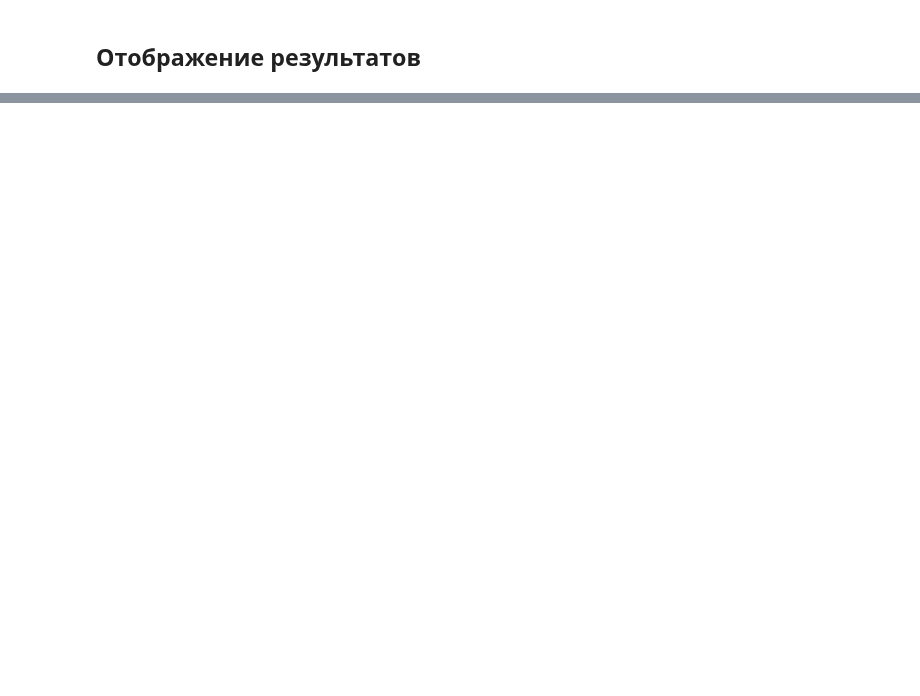
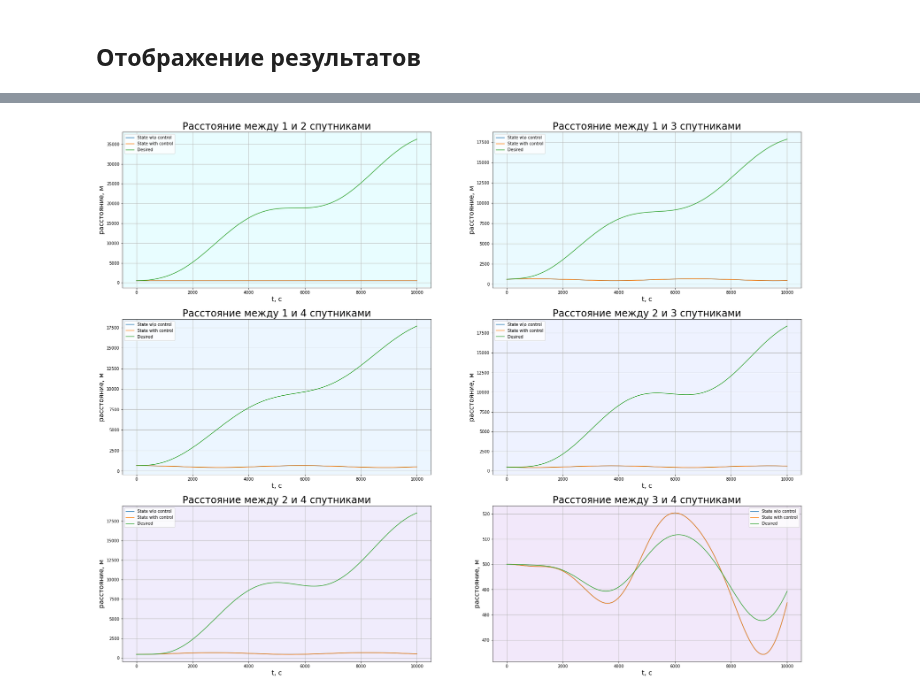
Before and after one commit to KirikMaster/MIPT-assignments, a Jupyter notebook: Control Theory/Tether-aided Formation.ipynb, the cells around one changed output, grey strips where cells are left out. Drawn from its saved outputs; the diff is of its cells as text; code cells hidden in the pictures; blank space fills up the shorter version.

```diff
--- a/Control Theory/Tether-aided Formation.ipynb
+++ b/Control Theory/Tether-aided Formation.ipynb
@@ -331,3 +337,19 @@ t =  9900.77589131066
+# %%
+# Вычисляем матрицы K, P и собственные значения матрицы K из уравнения Риккати
+K, P, eigVals = lqr_fun(A, B, Q, R)
+
+# Решаем численно уравнения движения спутников и применяем управление
+flag = 2 * T # Опция для отображения прогресса вычисления - отмечает время по меркам задачи на текущем шаге
+#flag = 0 # Раскомментить (закомментить) здесь чтобы отображать (скрывать)
+
+atol, rtol = 1.0e-4, 1.0e-6
+# Решение без управления
+regime = "no control"
+sol = solve_ivp(FuncModel, tspan, x0, method='RK45', atol=atol, rtol=rtol)
+
+# Решение с управлением
+regime = "control"
+sol_u = solve_ivp(FuncModel, tspan, x0, method='RK45', atol=atol, rtol=rtol)
 # %% [markdown]
 ## Отображение результатов
 # %%
@@ -359,0 +390,83 @@ print(np.min(sol.y[24,:]), np.max(sol.y[24,:]))
+# %%
+fig, ax = plt.subplots(3, 2, figsize=(30, 24))
+ax[0, 0].plot(sol.t, DIB[0, 1], label='State w\o control')
+ax[0, 0].plot(sol.t, DIB_u[0, 1], label='State with control')
+ax[0, 0].plot(sol.t, DIB_d[0, 1], label='Desired')
+ax[0, 0].set_title("Расстояние между 1 и 2 спутниками", fontsize=24)
+ax[0, 0].legend()
+ax[0, 0].grid()
+ax[0, 0].set_facecolor("#E8FDFF")
+ax[0, 0].set_xlabel("t, с", size=16)
+ax[0, 0].set_ylabel("расстояние, м", size=16)
+
+ax[0, 1].plot(sol.t, DIB[0, 2], label='State w\o control')
+ax[0, 1].plot(sol.t, DIB_u[0, 2], label='State with control')
+ax[0, 1].plot(sol.t, DIB_d[0, 2], label='Desired')
+ax[0, 1].set_title("Расстояние между 1 и 3 спутниками", fontsize=24)
+ax[0, 1].legend()
+ax[0, 1].grid()
+ax[0, 1].set_facecolor("#EAFAFF")
+ax[0, 1].set_xlabel("t, с", size=16)
+ax[0, 1].set_ylabel("расстояние, м", size=16)
+
+ax[1, 0].plot(sol.t, DIB[0, 3], label='State w\o control')
+ax[1, 0].plot(sol.t, DIB_u[0, 3], label='State with control')
+ax[1, 0].plot(sol.t, DIB_d[0, 3], label='Desired')
+ax[1, 0].set_title("Расстояние между 1 и 4 спутниками", fontsize=24)
+ax[1, 0].legend()
+ax[1, 0].grid()
+ax[1, 0].set_facecolor("#ECF6FF")
+ax[1, 0].set_xlabel("t, с", size=16)
+ax[1, 0].set_ylabel("расстояние, м", size=16)
+
+ax[1, 1].plot(sol.t, DIB[1, 2], label='State w\o control')
+ax[1, 1].plot(sol.t, DIB_u[1, 2], label='State with control')
+ax[1, 1].plot(sol.t, DIB_d[1, 2], label='Desired')
+ax[1, 1].set_title("Расстояние между 2 и 3 спутниками", fontsize=24)
+ax[1, 1].legend()
+ax[1, 1].grid()
+ax[1, 1].set_facecolor("#EEF2FF")
+ax[1, 1].set_xlabel("t, с", size=16)
+ax[1, 1].set_ylabel("расстояние, м", size=16)
+
+ax[2, 0].plot(sol.t, DIB[1, 3], label='State w\o control')
+ax[2, 0].plot(sol.t, DIB_u[1, 3], label='State with control')
+ax[2, 0].plot(sol.t, DIB_d[1, 3], label='Desired')
+ax[2, 0].set_title("Расстояние между 2 и 4 спутниками", fontsize=24)
+ax[2, 0].legend()
+ax[2, 0].grid()
+ax[2, 0].set_facecolor("#F0ECFC")
+ax[2, 0].set_xlabel("t, с", size=16)
+ax[2, 0].set_ylabel("расстояние, м", size=16)
+
+ax[2, 1].plot(sol.t, DIB[2, 3], label='State w\o control')
+ax[2, 1].plot(sol.t, DIB_u[2, 3], label='State with control')
+ax[2, 1].plot(sol.t, DIB_d[2, 3], label='Desired')
+ax[2, 1].set_title("Расстояние между 3 и 4 спутниками", fontsize=24)
+ax[2, 1].legend()
+ax[2, 1].grid()
+ax[2, 1].set_facecolor("#F2E8FA")
+ax[2, 1].set_xlabel("t, с", size=16)
+ax[2, 1].set_ylabel("расстояние, м", size=16)
+
+# Quality Factor
+QF = np.zeros(N)
+for i in range(N):
+    QF[i] = Quality_Factor(sol.y[0:3, i], sol.y[6:9, i], sol.y[12:15, i], sol.y[18:21, i])
+QF_u = np.zeros(N_u)
+for i in range(N_u):
+    QF_u[i] = Quality_Factor(sol_u.y[0:3, i], sol_u.y[6:9, i], sol_u.y[12:15, i], sol_u.y[18:21, i])
+
+figQ, axQ = plt.subplots(figsize=(30, 8))
+axQ.set_title("Quality factor", fontsize=24)
+axQ.plot(sol.t, QF, label='W\o control')
+axQ.plot(sol_u.t, QF_u, label='With control')
+axQ.legend()
+axQ.grid()
+axQ.set_facecolor("#F2FFF2")
+axQ.set_xlabel("t, с", size=16)
+axQ.set_ylabel("Quality Factor", size=16)
+
+plt.show()
+# %% [output]
+[figure, added]
```
Also changed, not shown: parts of 12 cells of this notebook.
